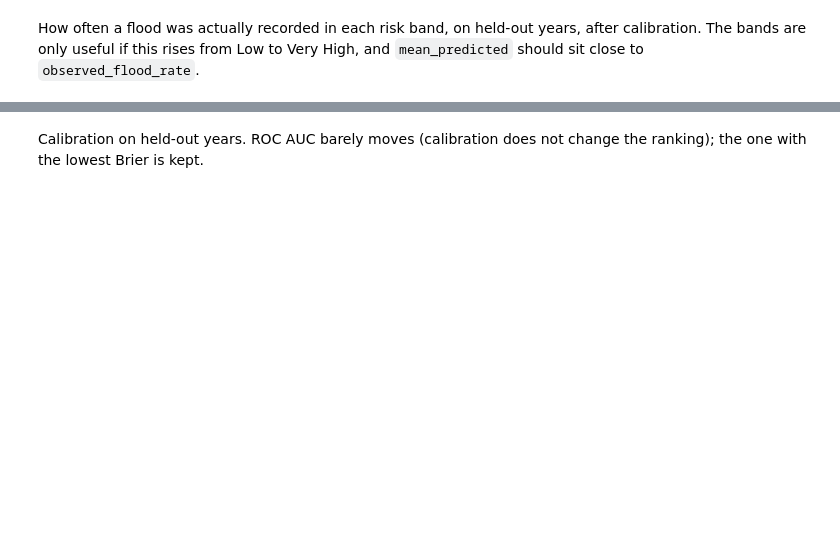
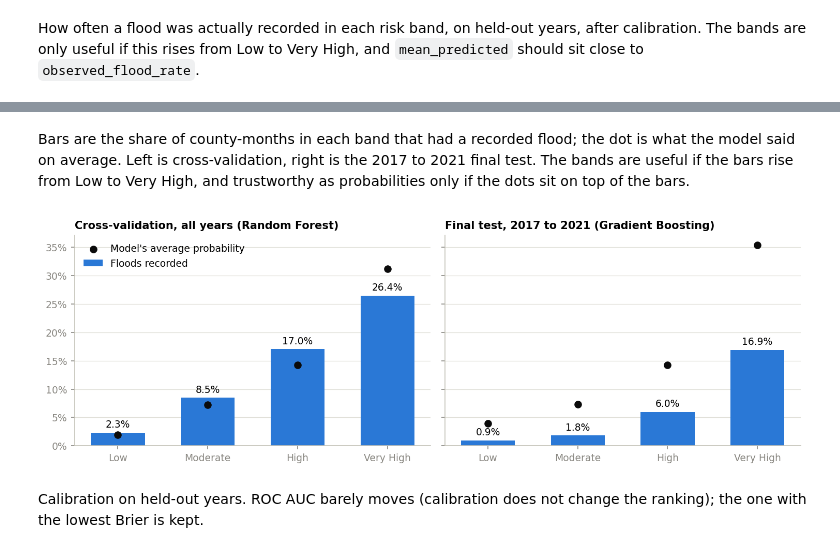
Before and after one commit to KelvinMurega/FloodScout, a Jupyter notebook: notebooks/train_flood_model.ipynb, the cells around one changed output, grey strips where cells are left out. Drawn from its saved outputs; the diff is of its cells as text; code cells hidden in the pictures; blank space fills up the shorter version.

```diff
--- a/notebooks/train_flood_model.ipynb
+++ b/notebooks/train_flood_model.ipynb
@@ -71,3 +231,25 @@ pd.DataFrame(metrics["band_calibration"]).set_index("band")
+# %% [markdown]
+Bars are the share of county-months in each band that had a recorded flood; the dot is what the model said on average. Left is cross-validation, right is the 2017 to 2021 final test. The bands are useful if the bars rise from Low to Very High, and trustworthy as probabilities only if the dots sit on top of the bars.
+# %%
+panels = [
+    (f"Cross-validation, all years ({LABELS[metrics['selected']]})", metrics["band_calibration"]),
+    (f"Final test, 2017 to 2021 ({LABELS[metrics['final_test']['selected']]})", metrics["final_test"]["band_calibration"]),
+]
+fig, axes = plt.subplots(1, 2, figsize=(10, 3.4), sharey=True)
+for ax, (title, bands) in zip(axes, panels):
+    observed = [100 * (band["observed_flood_rate"] or 0) for band in bands]
+    predicted = [100 * (band["mean_predicted"] or 0) for band in bands]
+    bars = ax.bar(BANDS, observed, color=COLOURS["logreg"], width=0.6, label="Floods recorded")
+    ax.bar_label(bars, fmt="%.1f%%", padding=3)
+    ax.scatter(BANDS, predicted, color="#0b0b0b", s=36, zorder=3, label="Model's average probability")
+    ax.set_title(title)
+    ax.grid(axis="x", visible=False)
+    ax.yaxis.set_major_formatter("{x:.0f}%")
+axes[0].legend(loc="upper left")
+fig.tight_layout()
+plt.show()
+# %% [output]
+[figure, added]
 # %% [markdown]
 Calibration on held-out years. ROC AUC barely moves (calibration does not change the ranking); the one with the lowest Brier is kept.
 # %%
```
Also changed, not shown: parts of 28 cells of this notebook, 8 other files.
